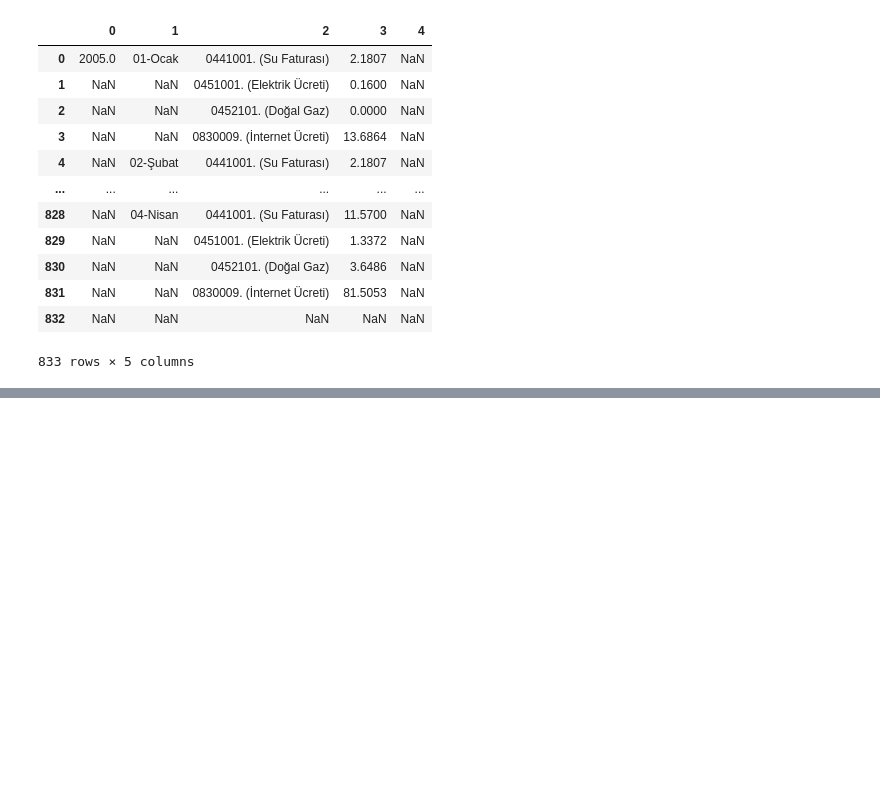
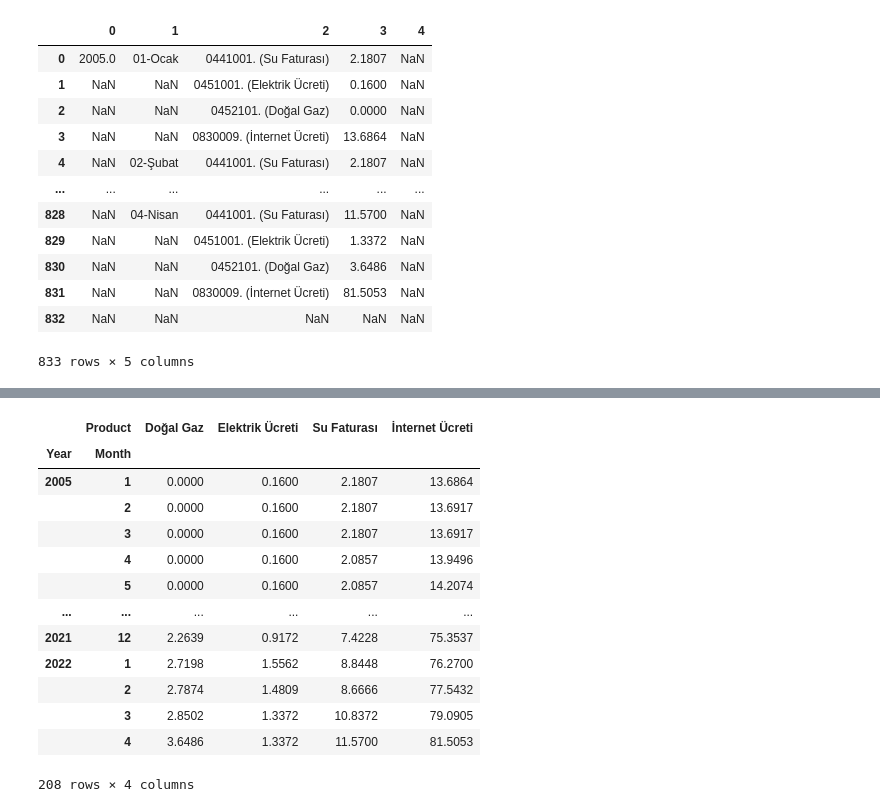
Before and after one commit to careengineering/py, a Jupyter notebook: 08_Data_Projeler/Profiling.ipynb, the cells around one changed output, grey strips where cells are left out. Drawn from its saved outputs; the diff is of its cells as text; code cells hidden in the pictures; blank space fills up the shorter version.

```diff
--- a/08_Data_Projeler/Profiling.ipynb
+++ b/08_Data_Projeler/Profiling.ipynb
@@ -52,0 +53,20 @@ ModuleNotFoundError: No module named 'pandas_profiling'
+# %%
+#Data Transpose & Correlation
+
+df_pivot = df.pivot_table('Price',['Year','Month'], 'Product')
+df_pivot
+# %% [output]
+|  | Product | Doğal Gaz | Elektrik Ücreti | Su Faturası | İnternet Ücreti |
+| Year | Month |  |  |  |  |
+| 2005 | 1 | 0.0000 | 0.1600 | 2.1807 | 13.6864 |
+|  | 2 | 0.0000 | 0.1600 | 2.1807 | 13.6917 |
+|  | 3 | 0.0000 | 0.1600 | 2.1807 | 13.6917 |
+|  | 4 | 0.0000 | 0.1600 | 2.0857 | 13.9496 |
+|  | 5 | 0.0000 | 0.1600 | 2.0857 | 14.2074 |
+| ... | ... | ... | ... | ... | ... |
+| 2021 | 12 | 2.2639 | 0.9172 | 7.4228 | 75.3537 |
+| 2022 | 1 | 2.7198 | 1.5562 | 8.8448 | 76.2700 |
+|  | 2 | 2.7874 | 1.4809 | 8.6666 | 77.5432 |
+|  | 3 | 2.8502 | 1.3372 | 10.8372 | 79.0905 |
+|  | 4 | 3.6486 | 1.3372 | 11.5700 | 81.5053 |
+208 rows × 4 columns
```
Also changed, not shown: parts of 3 cells of this notebook.
